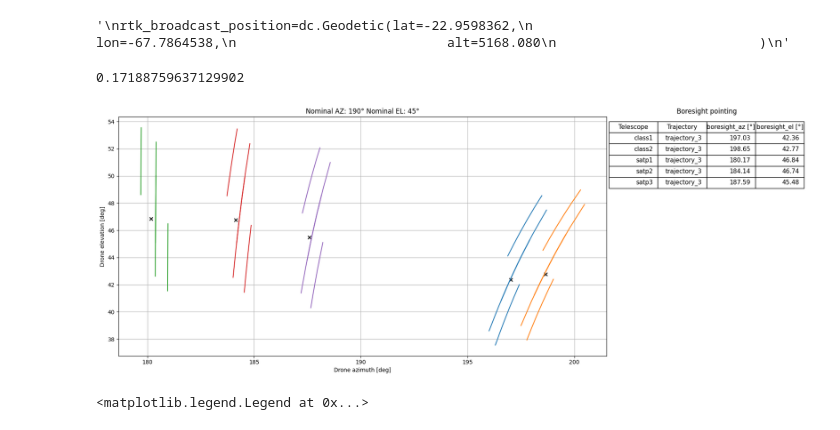
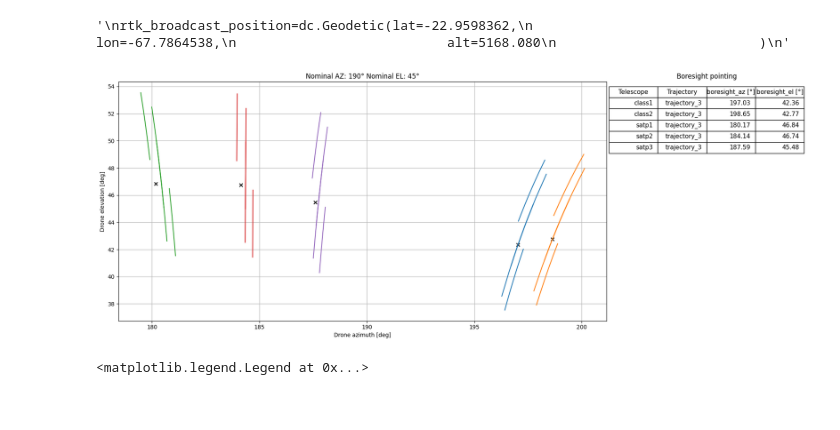
Before and after one commit to AleNovelli/drone_flightplans, a Jupyter notebook: TestCorrections.ipynb, the cells around one changed output. Cells and saved outputs as stored; diff of their text form; code cells hidden in the pictures.

```diff
--- a/TestCorrections.ipynb
+++ b/TestCorrections.ipynb
@@ -51,10 +53,6 @@ rtk_broadcast_position=dc.Geodetic(lat=-22.9598362,
 """
 # %% [output]
 '\nrtk_broadcast_position=dc.Geodetic(lat=-22.9598362,\n                           lon=-67.7864538,\n                           alt=5168.080\n                          )\n'
-# %%
-np.rad2deg(np.arcsin(1.5/500))
-# %% [output]
-0.17188759637129902
 # %%
 import copy
 def correct_RTK_base_offset(
@@ -187,7 +185,7 @@ azs = [180+10]
 els = [45]#, 50, 53, 56]
 srange=500
 secs = ["mid", "top", "bott", "full"]
-pois = ["satp1"]
+pois = ["satp2"]
 
 barycenter_enu = site.geodetic_to_enu(site.compute_barycenter())
 for az in azs:
@@ -238,34 +236,34 @@ for az in azs:
                         trajectory.arccenter
                        )
 
                 trajectory.poi=corr_poi
 
                 if sec=="full":# and poi_name=="barycenter":
                     trajectory.plot_boresight=True
                 else:
                     trajectory.plot_boresight=False
                 trajectories.append(trajectory)
 
                 if 160<az<200:
                     safety = "south"
                 elif az==90:
                     safety = "east"
 
                 dir_path="./outputs/2025_12/litchi/corrections"
                 name = "2025_12_YAWCORR{:.1f}_az{:d}_el{:d}_{}_{}".format( float(yaw_correction), az, int(el), sec.upper(), poi_name.upper())
 
                 #io.export_mission_qgc(trajectory, move_speed=10, scan_speed=1.5, n_repeat=9, savepath=dir_path+"qgc/nominal/"+name+".plan", safety_waypoints=safety,
                 #                      fence=True)
                 io.export_mission_litchi(trajectory, move_speed=10, scan_speed=1.5, n_repeat=9, savepath=dir_path+"/"+name+".csv", safety_waypoints=safety,)
                 #io.export_mission_mp(trajectory, move_speed=10, scan_speed=1.5, n_repeat=9, savepath=dir_path+"mp/nominal/"+name+".waypoints", safety_waypoints=safety)
 
         planner.plot_trajectories(trajectories,
                                   boresight_table=True,
                                   title="Nominal AZ: {:d}° Nominal EL: {:d}°".format(int(az), int(el)),
                                   save_path= None,#dir_path+"/plots/nominal_az{:d}_el{:d}.pdf".format(int(az), int(el))
                                  )
 # %% [output]
-[figure, old version]
+[figure, new version]
 # %%
 import numpy as np
 import pymap3d as pm
```
Also changed, not shown: parts of 5 cells of this notebook, 18 other files.
